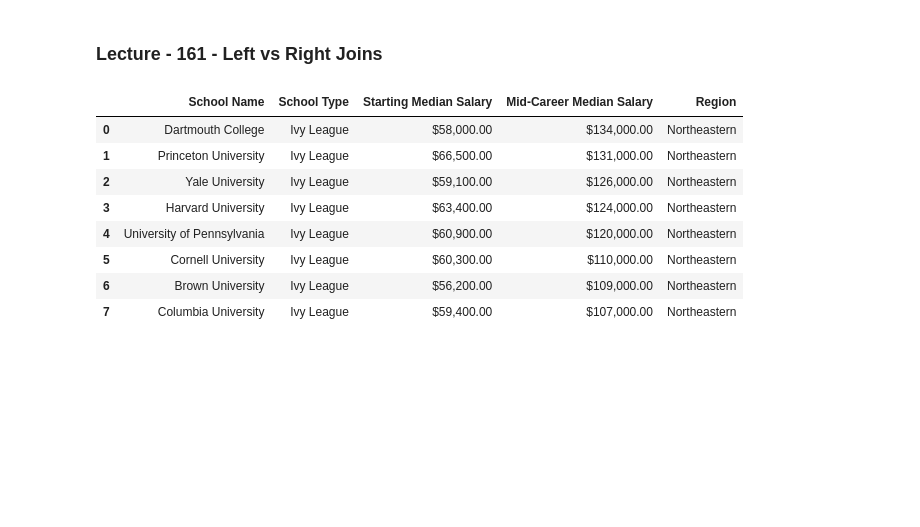
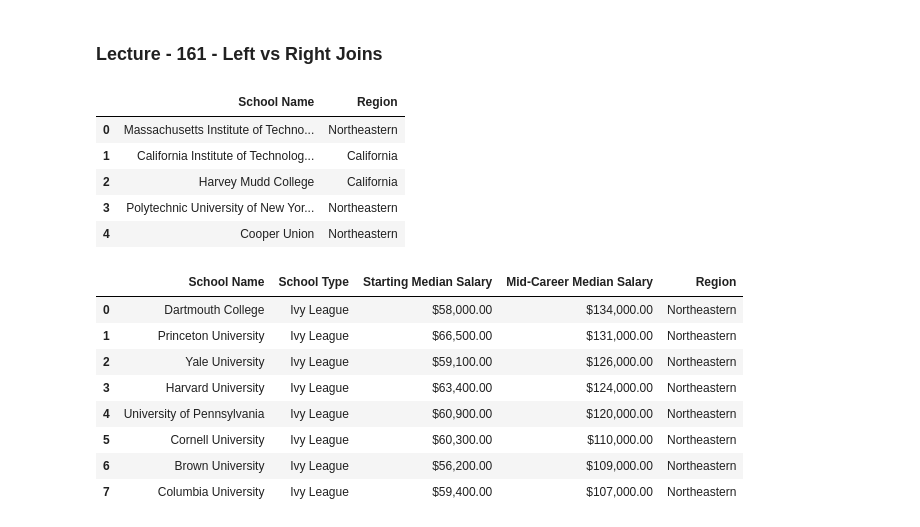
Before and after one commit to Narula901/Python-Library, a Jupyter notebook: Pandas/Working with different Dataframes (Rename).ipynb, the cells around one changed output. Drawn from its saved outputs; the diff is of its cells as text; code cells hidden in the pictures; blank space fills up the shorter version.

```diff
--- a/Pandas/Working with different Dataframes (Rename).ipynb
+++ b/Pandas/Working with different Dataframes (Rename).ipynb
@@ -1111,6 +1111,15 @@ pd.merge(Ivies_Dataset,regions, how= 'outer')
 269 rows × 5 columns
 # %% [markdown]
 ### Lecture - 161 - Left vs Right Joins
+# %%
+regions.head()
+# %% [output]
+|  | School Name | Region |
+| 0 | Massachusetts Institute of Techno... | Northeastern |
+| 1 | California Institute of Technolog... | California |
+| 2 | Harvey Mudd College | California |
+| 3 | Polytechnic University of New Yor... | Northeastern |
+| 4 | Cooper Union | Northeastern |
 # %%
 pd.merge(Ivies_Dataset,regions, how= 'left')
 # %% [output]
```
Also changed, not shown: parts of 5 cells of this notebook.
